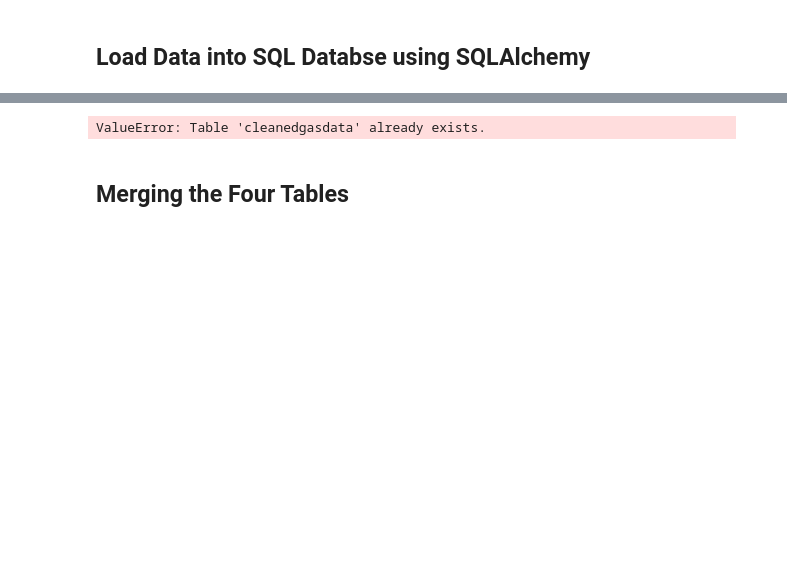
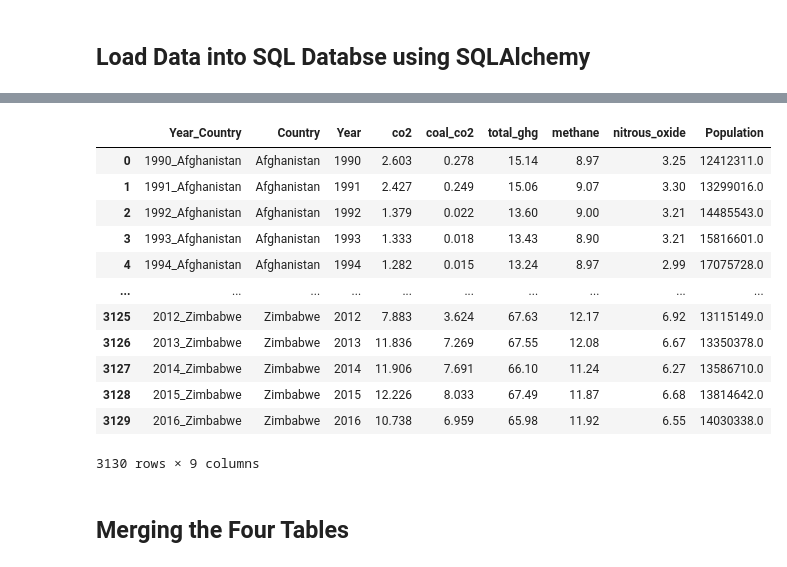
Before and after one commit to Ed-Chris/Data6xx, a Jupyter notebook: SQL/DATA 604 - Project Report.ipynb, the cells around one changed output, grey strips where cells are left out. Saved outputs shown, nothing was run; the diff lists cells and outputs as text; code cells hidden in the pictures; blank space fills up the shorter version.

```diff
--- a/SQL/DATA 604 - Project Report.ipynb
+++ b/SQL/DATA 604 - Project Report.ipynb
@@ -271,15 +326,18 @@ gasdata
 import pandas as pd
 import sqlalchemy as sq
 
-# Connect to local database
-engine = sq.create_engine('mysql+mysqlconnector://root:PASSWORD@localhost/Data604database')
+# Create the SQLAlchemy engine
+engine = sq.create_engine('postgresql://postgres:123Qwe@localhost/Project')
+
+# Connect to the database
+connection = engine.connect()
 
 # Read the cleaned CSVs as a dataframe
 consumptiondata = pd.read_csv("consumptiondata.csv")
 consumptiondata
 
 # Write dataframe into table
-consumptiondata.to_sql("consumptiondata", engine, index=False)
+consumptiondata.to_sql("consumptiondata", engine, index=False, if_exists= 'replace')
 
 # Print data and see if connection has been made
 consumptiondata = pd.read_sql_table("consumptiondata", engine)
@@ -319,18 +413,30 @@ ValueError: Table 'temperaturedata' already exists.
 # %%
 # Dataset 4
 
 # Read the cleaned CSVs as a dataframe
 cleanedgasdata = pd.read_csv("cleanedgasdata.csv")
 cleanedgasdata
 
 # Write dataframe into table
-cleanedgasdata.to_sql("cleanedgasdata", engine, index=False)
+cleanedgasdata.to_sql("cleanedgasdata", engine, index=False, if_exists= 'replace')
 
 # Print data and see if connection has been made
 cleanedgasdata = pd.read_sql_table("cleanedgasdata", engine)
 cleanedgasdata
 # %% [output]
+|  | Year_Country | Country | Year | co2 | coal_co2 | total_ghg | methane | nitrous_oxide | Population |
+| 0 | 1990_Afghanistan | Afghanistan | 1990 | 2.603 | 0.278 | 15.14 | 8.97 | 3.25 | 12412311.0 |
+| 1 | 1991_Afghanistan | Afghanistan | 1991 | 2.427 | 0.249 | 15.06 | 9.07 | 3.30 | 13299016.0 |
+| 2 | 1992_Afghanistan | Afghanistan | 1992 | 1.379 | 0.022 | 13.60 | 9.00 | 3.21 | 14485543.0 |
+| 3 | 1993_Afghanistan | Afghanistan | 1993 | 1.333 | 0.018 | 13.43 | 8.90 | 3.21 | 15816601.0 |
+| 4 | 1994_Afghanistan | Afghanistan | 1994 | 1.282 | 0.015 | 13.24 | 8.97 | 2.99 | 17075728.0 |
+| ... | ... | ... | ... | ... | ... | ... | ... | ... | ... |
+| 3125 | 2012_Zimbabwe | Zimbabwe | 2012 | 7.883 | 3.624 | 67.63 | 12.17 | 6.92 | 13115149.0 |
+| 3126 | 2013_Zimbabwe | Zimbabwe | 2013 | 11.836 | 7.269 | 67.55 | 12.08 | 6.67 | 13350378.0 |
+| 3127 | 2014_Zimbabwe | Zimbabwe | 2014 | 11.906 | 7.691 | 66.10 | 11.24 | 6.27 | 13586710.0 |
+| 3128 | 2015_Zimbabwe | Zimbabwe | 2015 | 12.226 | 8.033 | 67.49 | 11.87 | 6.68 | 13814642.0 |
+| 3129 | 2016_Zimbabwe | Zimbabwe | 2016 | 10.738 | 6.959 | 65.98 | 11.92 | 6.55 | 14030338.0 |
-ValueError: Table 'cleanedgasdata' already exists.
+3130 rows × 9 columns
 # %% [markdown]
 ## Merging the Four Tables
 # %%
```
Also changed, not shown: parts of 18 cells of this notebook, 4 other files.
